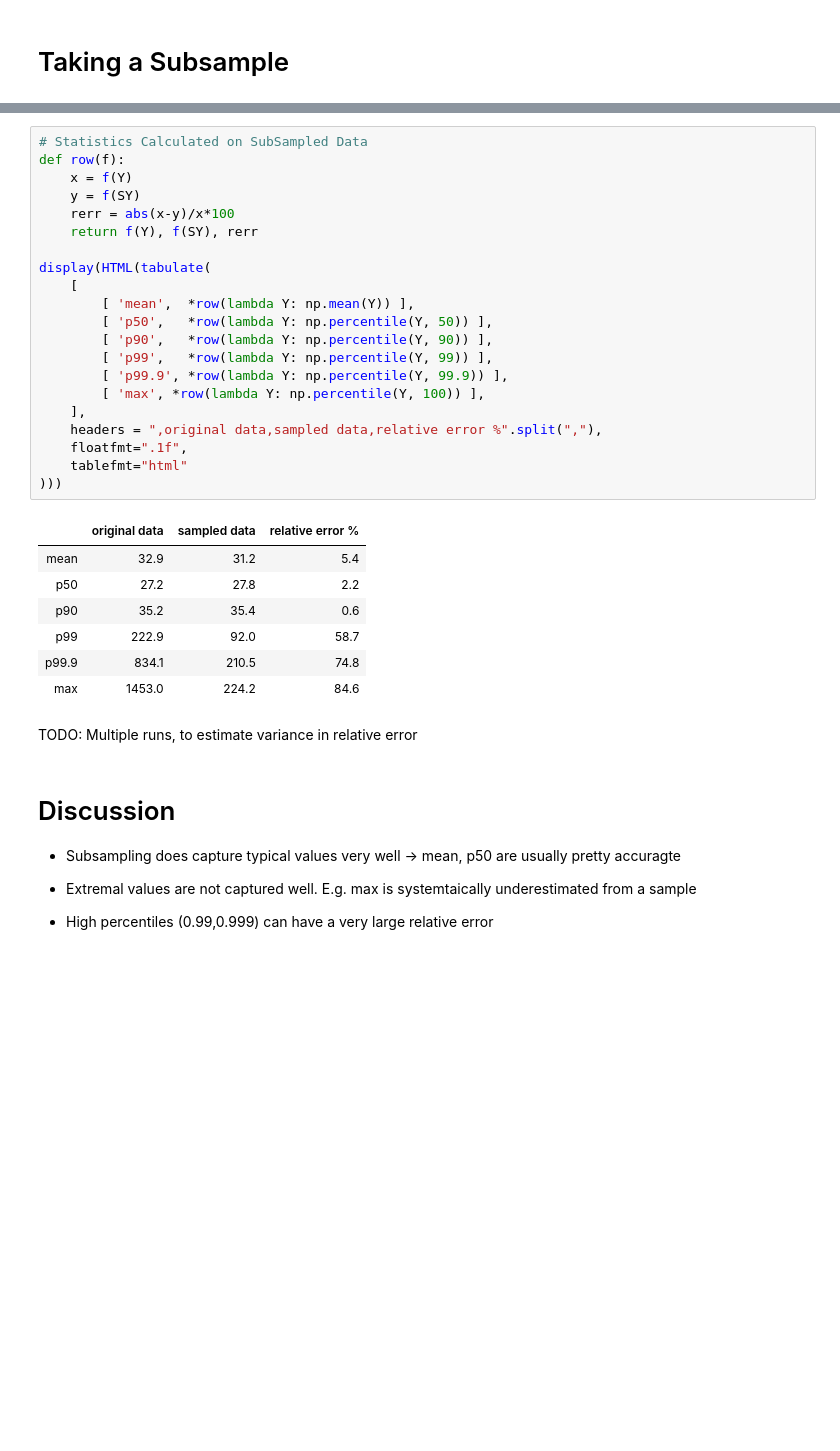
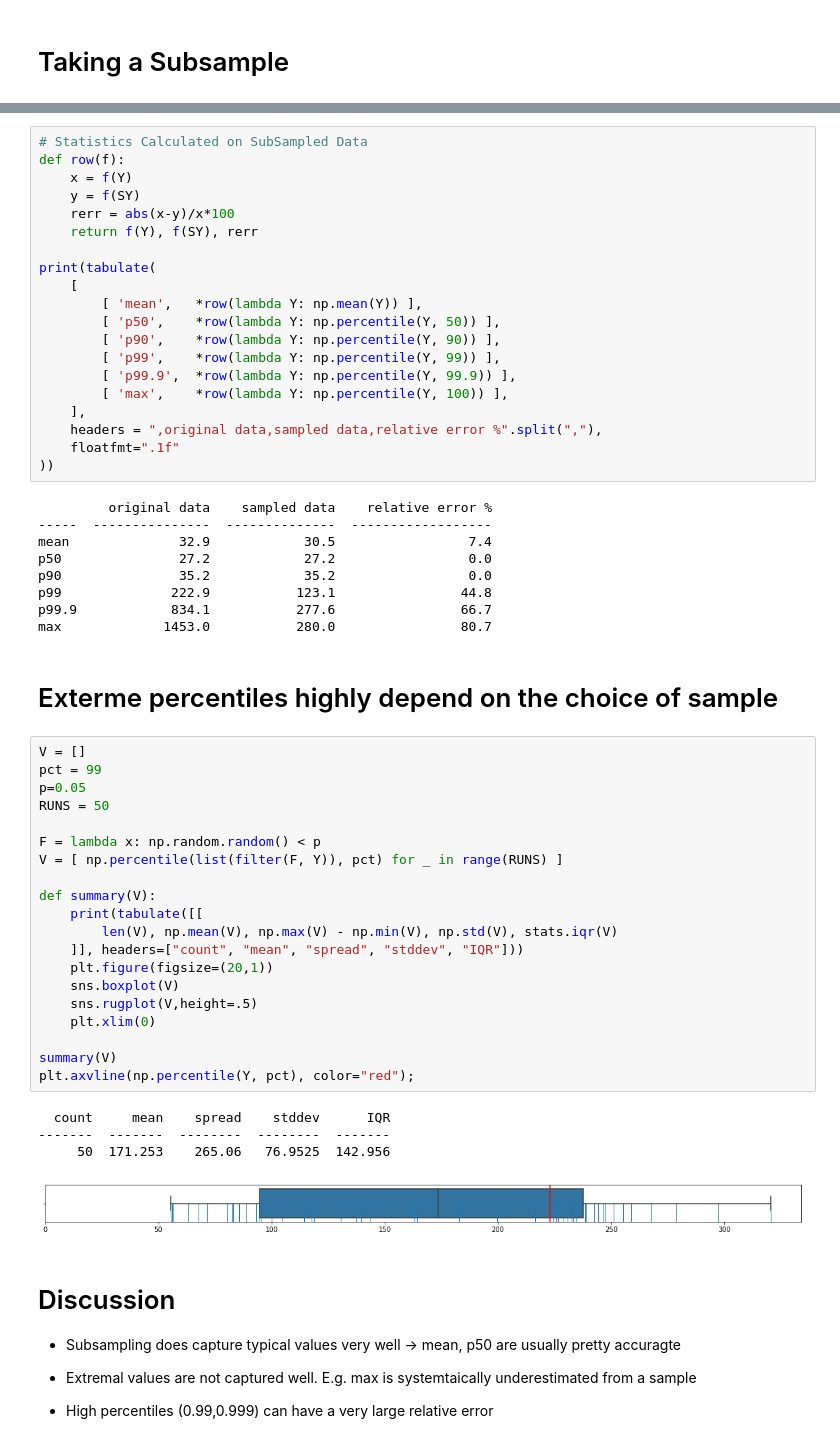
Before and after one commit to HeinrichHartmann/Statistics-for-Engineers, a Jupyter notebook: 2019-10-02-SRECon-Dublin/2.1 Sampling.ipynb, the cells around one changed output, grey strips where cells are left out. Saved outputs shown, nothing was run; the diff lists cells and outputs as text; blank space fills up the shorter version.

```diff
--- a/2019-10-02-SRECon-Dublin/2.1 Sampling.ipynb
+++ b/2019-10-02-SRECon-Dublin/2.1 Sampling.ipynb
@@ -41,29 +49,54 @@ def row(f):
     rerr = abs(x-y)/x*100
     return f(Y), f(SY), rerr
 
-display(HTML(tabulate(
+print(tabulate(
     [
-        [ 'mean',  *row(lambda Y: np.mean(Y)) ],
-        [ 'p50',   *row(lambda Y: np.percentile(Y, 50)) ],
-        [ 'p90',   *row(lambda Y: np.percentile(Y, 90)) ],
-        [ 'p99',   *row(lambda Y: np.percentile(Y, 99)) ],
-        [ 'p99.9', *row(lambda Y: np.percentile(Y, 99.9)) ],
-        [ 'max', *row(lambda Y: np.percentile(Y, 100)) ],
+        [ 'mean',   *row(lambda Y: np.mean(Y)) ],
+        [ 'p50',    *row(lambda Y: np.percentile(Y, 50)) ],
+        [ 'p90',    *row(lambda Y: np.percentile(Y, 90)) ],
+        [ 'p99',    *row(lambda Y: np.percentile(Y, 99)) ],
+        [ 'p99.9',  *row(lambda Y: np.percentile(Y, 99.9)) ],
+        [ 'max',    *row(lambda Y: np.percentile(Y, 100)) ],
     ],
     headers = ",original data,sampled data,relative error %".split(","),
-    floatfmt=".1f",
-    tablefmt="html"
-)))
+    floatfmt=".1f"
+))
 # %% [output]
-|  | original data | sampled data | relative error % |
-| mean | 32.9 | 31.2 | 5.4 |
-| p50 | 27.2 | 27.8 | 2.2 |
-| p90 | 35.2 | 35.4 | 0.6 |
-| p99 | 222.9 | 92.0 | 58.7 |
-| p99.9 | 834.1 | 210.5 | 74.8 |
-| max | 1453.0 | 224.2 | 84.6 |
+         original data    sampled data    relative error %
+-----  ---------------  --------------  ------------------
+mean              32.9            30.5                 7.4
+p50               27.2            27.2                 0.0
+p90               35.2            35.2                 0.0
+p99              222.9           123.1                44.8
+p99.9            834.1           277.6                66.7
+max             1453.0           280.0                80.7
-# %% [markdown]
-TODO: Multiple runs, to estimate variance in relative error
+# %% [markdown]
+# Exterme percentiles highly depend on the choice of sample
+# %%
+V = []
+pct = 99
+p=0.05
+RUNS = 50
+
+F = lambda x: np.random.random() < p
+V = [ np.percentile(list(filter(F, Y)), pct) for _ in range(RUNS) ]
+
+def summary(V):
+    print(tabulate([[
+        len(V), np.mean(V), np.max(V) - np.min(V), np.std(V), stats.iqr(V)
+    ]], headers=["count", "mean", "spread", "stddev", "IQR"]))
+    plt.figure(figsize=(20,1))
+    sns.boxplot(V)
+    sns.rugplot(V,height=.5)
+    plt.xlim(0)
+
+summary(V)
+plt.axvline(np.percentile(Y, pct), color="red");
+# %% [output]
+  count     mean    spread    stddev      IQR
+-------  -------  --------  --------  -------
+     50  171.253    265.06   76.9525  142.956
+[figure, added]
 # %% [markdown]
 # Discussion
 - Subsampling does capture typical values very well -> mean, p50 are usually pretty accuragte
```
Also changed, not shown: parts of 18 cells of this notebook, 17 other files.
